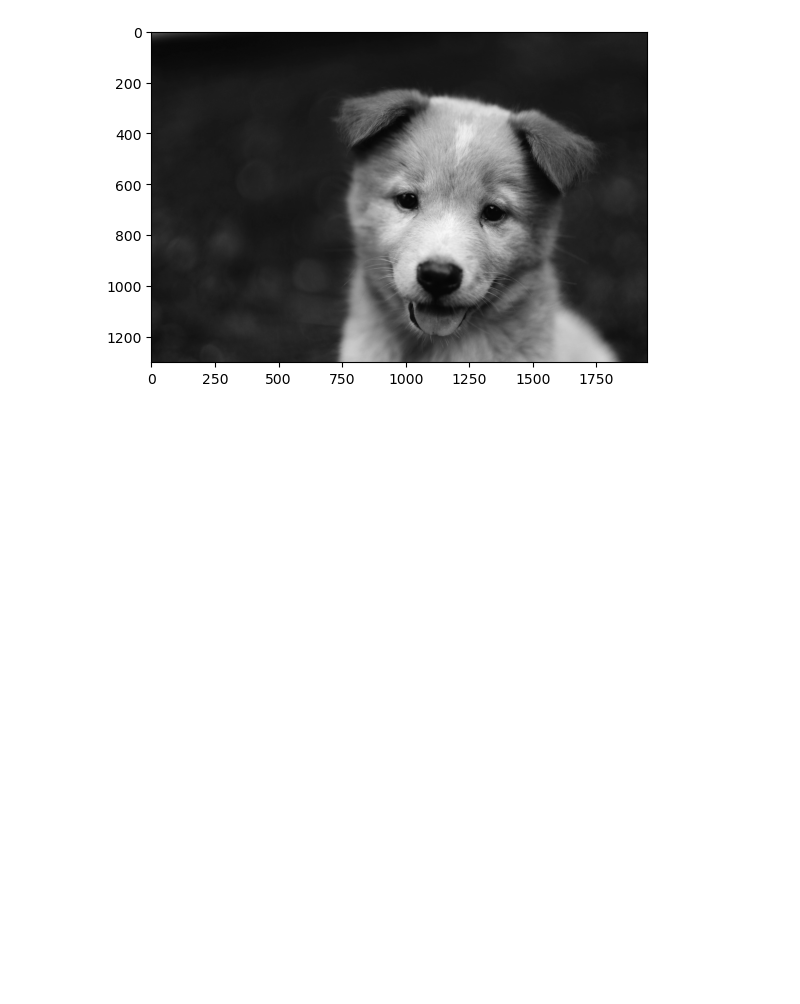
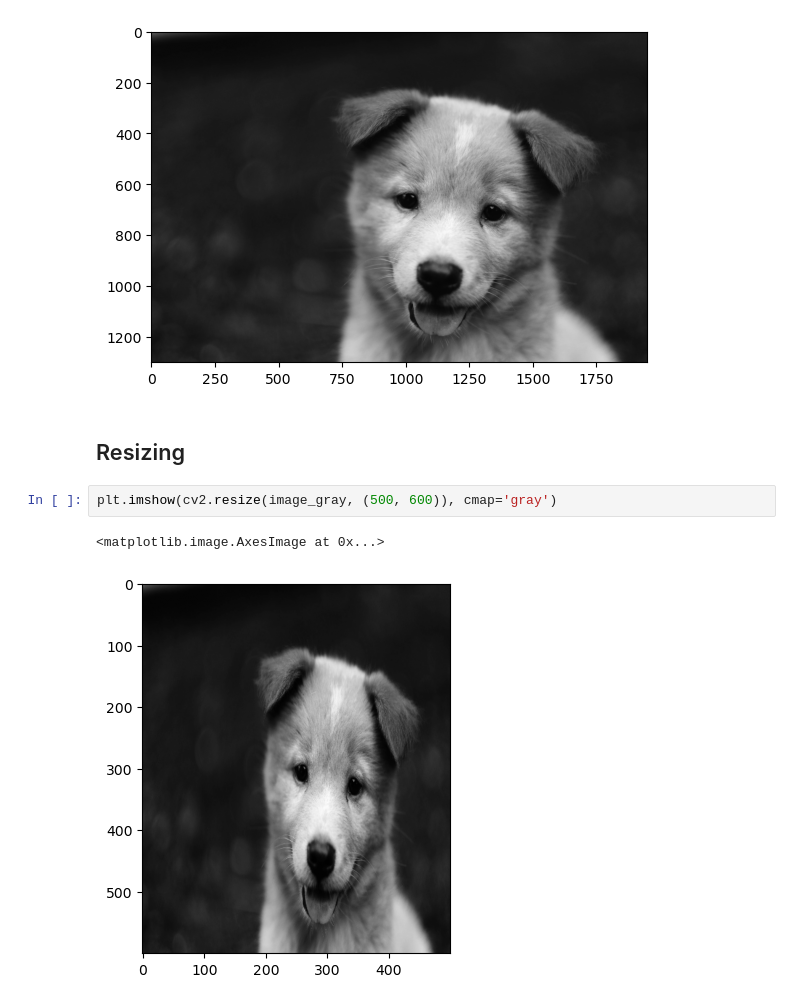
Before and after one commit to hrithik-data-bot/image-processing-notebooks, a Jupyter notebook: notebooks/002-opencv-I.ipynb, the cells around one changed output. Drawn from its saved outputs; the diff is of its cells as text; blank space fills up the shorter version.

Commit message:
image resizing

```diff
--- a/notebooks/002-opencv-I.ipynb
+++ b/notebooks/002-opencv-I.ipynb
@@ -34,3 +34,10 @@ plt.imshow(image_gray, cmap='gray')
 # %% [output]
 <matplotlib.image.AxesImage at 0x...>
 [figure]
+# %% [markdown]
+## Resizing
+# %%
+plt.imshow(cv2.resize(image_gray, (500, 600)), cmap='gray')
+# %% [output]
+<matplotlib.image.AxesImage at 0x...>
+[figure, added]
```
